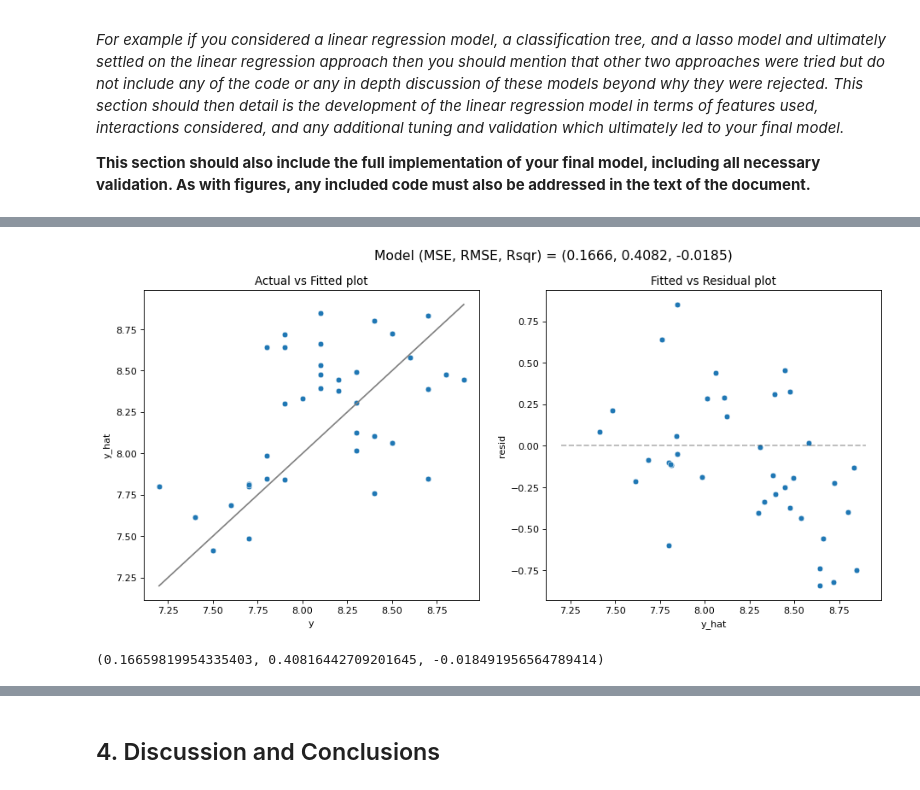
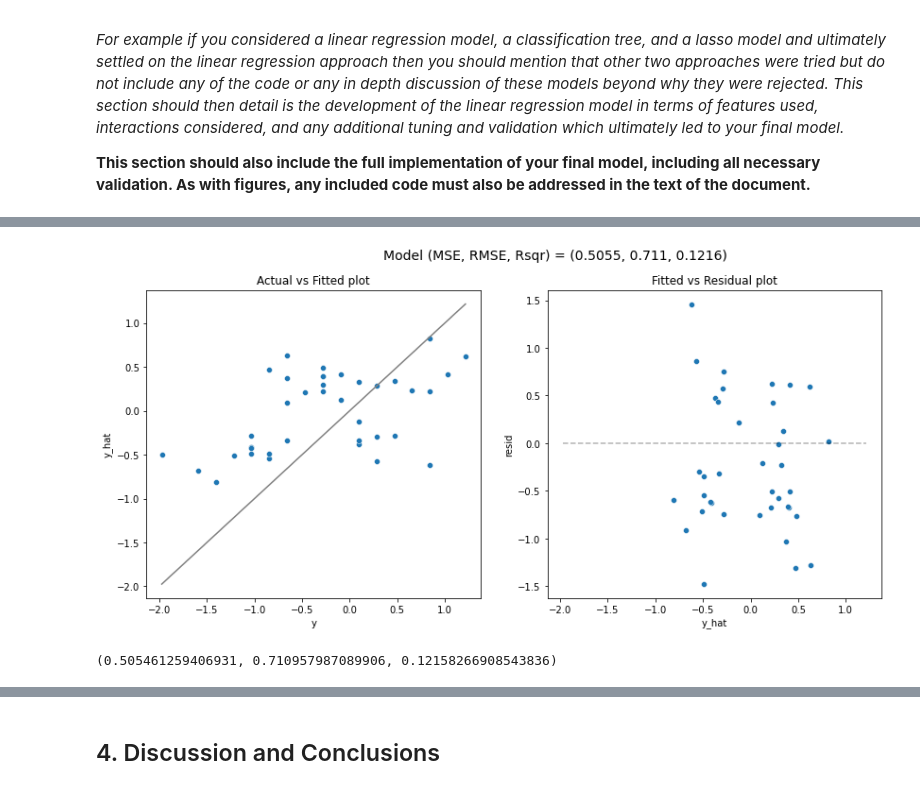
Before and after one commit to Mengyao41/ML_proj1, a Jupyter notebook: project1.ipynb, the cells around one changed output, grey strips where cells are left out. Drawn from its saved outputs; the diff is of its cells as text; code cells hidden in the pictures.

Commit message:
scaled model

```diff
--- a/project1.ipynb
+++ b/project1.ipynb
@@ -524,0 +539,13 @@ model_fit(linear_model, X_train, y_train, plot = True)
+# %%
+# find lasso's optimal alpha
+alphas = np.logspace(-3, 1, num=200)
+gs = GridSearchCV(
+    make_pipeline(
+    linear_model.Lasso()),
+    param_grid = {'lasso__alpha': alphas},
+    cv = KFold(5, shuffle = True, random_state = 42),
+    scoring = "neg_root_mean_squared_error"
+)
+
+gs.fit(Xs_train, ys_train)
+print(gs.best_params_)
@@ -524,0 +554,18 @@ model_fit(linear_model, X_train, y_train, plot = True)
+# %%
+best_lasso = 0.10234114021054527
+# %%
+# model with optimal alpha
+# Description of different models via pipeline
+
+linear_pipe = LinearRegression()
+knn_pipe = KNeighborsRegressor(n_neighbors=3)
+lasso_pipe = linear_model.Lasso(alpha = best_lasso)
+ridge_pipe = linear_model.Ridge(alpha = best_ridge)
+
+
+# Collection of all models
+model_dict = {
+    'LinearRegression': linear_pipe,
+    'KNN': knn_pipe,
+    'Lasso': lasso_pipe,
+    'Ridge': ridge_pipe}
@@ -524,0 +627,5 @@ model_fit(linear_model, X_train, y_train, plot = True)
+# %%
+import matplotlib.pyplot as plt
+import seaborn as sns
+lasso_model = lasso_pipe.fit(Xs_train , ys_train)
+model_fit(lasso_model, Xs_train, ys_train, plot = True)
@@ -525,5 +635,5 @@ model_fit(linear_model, X_train, y_train, plot = True)
 # %%
-model_fit(linear_model, X_test, y_test, plot = True)
+model_fit(lasso_model, Xs_test, ys_test, plot = True)
 # %% [output]
-[figure, old version]
+[figure, new version]
-(0.16659819954335403, 0.40816442709201645, -0.018491956564789414)
+(0.505461259406931, 0.710957987089906, 0.12158266908543836)
```
Also changed, not shown: parts of 23 cells of this notebook, 1 other file.
